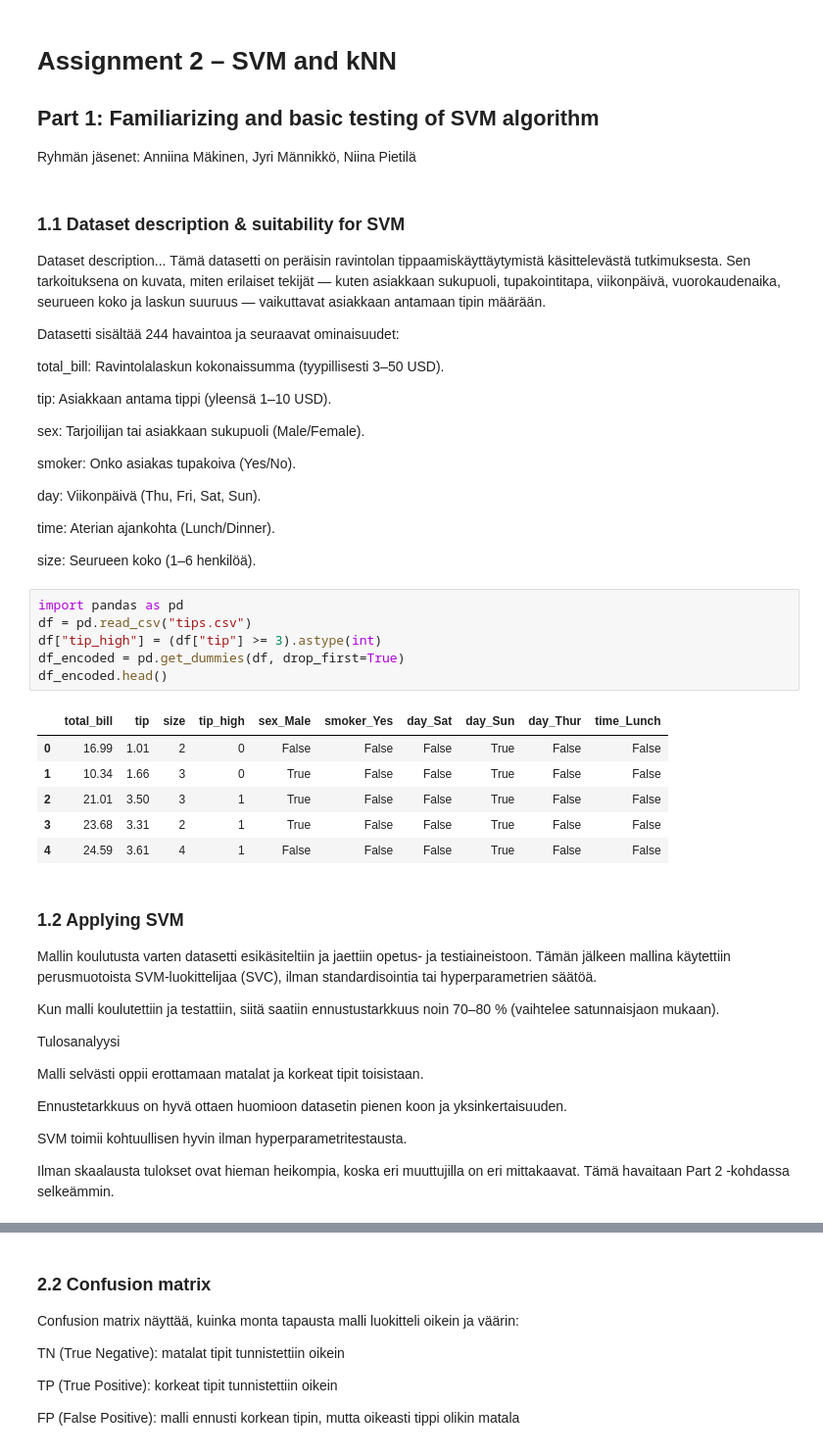
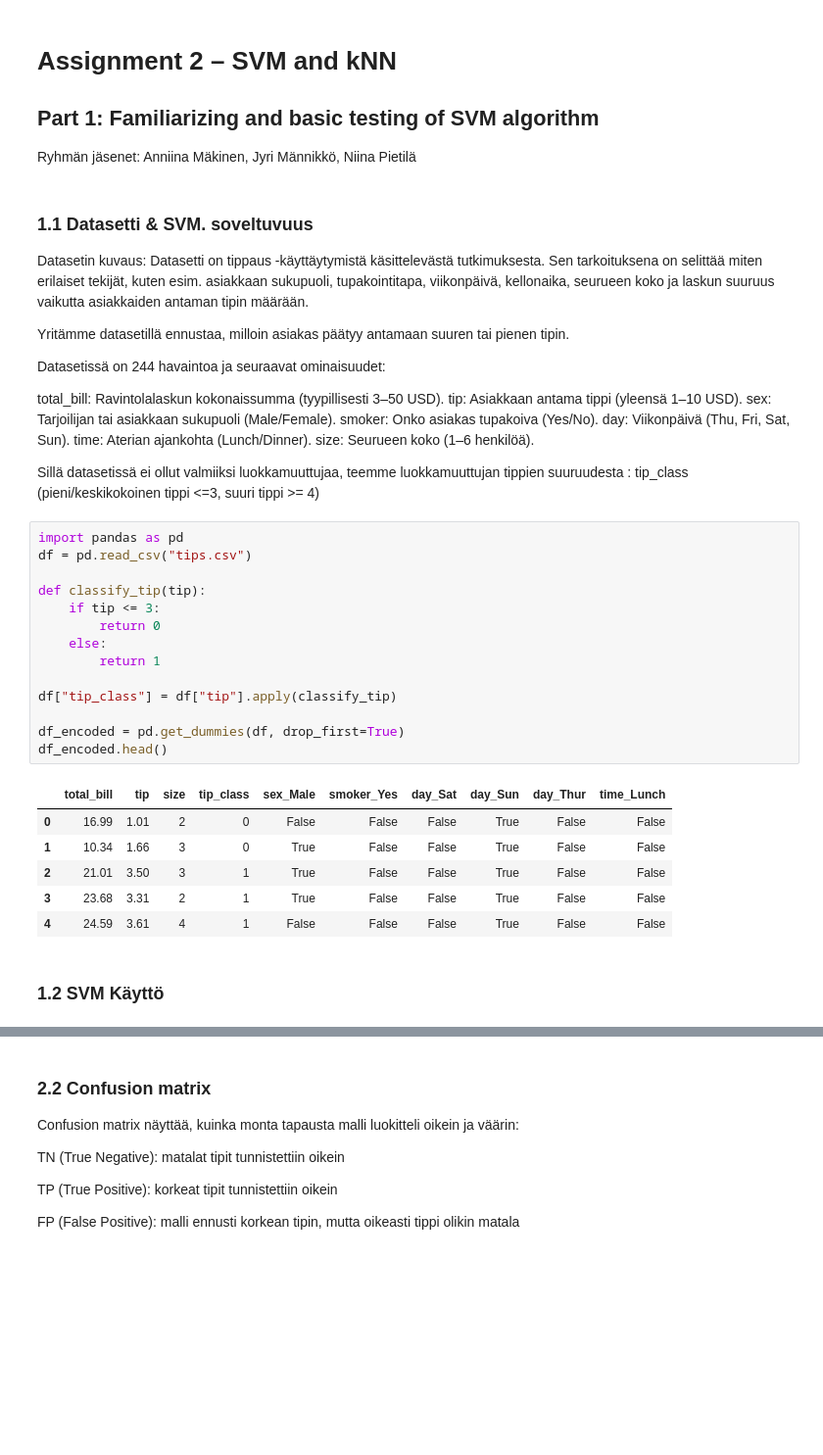
Before and after one commit to Anniinama/developMENTAL, a Jupyter notebook: Assigment 2/Assignment2_completed.ipynb, the cells around one changed output, grey strips where cells are left out. Shown at 98% size. Cells and saved outputs as stored; diff of their text form; blank space fills up the shorter version.

```diff
--- a/Assigment 2/Assignment2_completed.ipynb
+++ b/Assigment 2/Assignment2_completed.ipynb
@@ -5,54 +5,46 @@
 Ryhmän jäsenet:
 Anniina Mäkinen, Jyri Männikkö, Niina Pietilä
 # %% [markdown]
-### 1.1 Dataset description & suitability for SVM
-Dataset description...
-Tämä datasetti on peräisin ravintolan tippaamiskäyttäytymistä käsittelevästä tutkimuksesta. Sen tarkoituksena on kuvata, miten erilaiset tekijät — kuten asiakkaan sukupuoli, tupakointitapa, viikonpäivä, vuorokaudenaika, seurueen koko ja laskun suuruus — vaikuttavat asiakkaan antamaan tipin määrään.
+### 1.1 Datasetti & SVM. soveltuvuus
+Datasetin kuvaus:
+Datasetti on tippaus -käyttäytymistä käsittelevästä tutkimuksesta. Sen tarkoituksena on selittää miten erilaiset tekijät, kuten esim. asiakkaan sukupuoli, tupakointitapa, viikonpäivä, kellonaika, seurueen koko ja laskun suuruus vaikutta asiakkaiden antaman tipin määrään.
 
-Datasetti sisältää 244 havaintoa ja seuraavat ominaisuudet:
+Yritämme datasetillä ennustaa, milloin asiakas päätyy antamaan suuren tai pienen tipin.
+
+Datasetissä on 244 havaintoa ja seuraavat ominaisuudet:
 
 total_bill: Ravintolalaskun kokonaissumma (tyypillisesti 3–50 USD).
+tip: Asiakkaan antama tippi (yleensä 1–10 USD).
+sex: Tarjoilijan tai asiakkaan sukupuoli (Male/Female).
+smoker: Onko asiakas tupakoiva (Yes/No).
+day: Viikonpäivä (Thu, Fri, Sat, Sun).
+time: Aterian ajankohta (Lunch/Dinner).
+size: Seurueen koko (1–6 henkilöä).
 
-tip: Asiakkaan antama tippi (yleensä 1–10 USD).
-
-sex: Tarjoilijan tai asiakkaan sukupuoli (Male/Female).
-
-smoker: Onko asiakas tupakoiva (Yes/No).
-
-day: Viikonpäivä (Thu, Fri, Sat, Sun).
-
-time: Aterian ajankohta (Lunch/Dinner).
-
-size: Seurueen koko (1–6 henkilöä).
+Sillä datasetissä ei ollut valmiiksi luokkamuuttujaa, teemme luokkamuuttujan tippien suuruudesta : tip_class (pieni/keskikokoinen tippi <=3, suuri tippi >= 4)
 # %%
 import pandas as pd
 df = pd.read_csv("tips.csv")
-df["tip_high"] = (df["tip"] >= 3).astype(int)
+
+def classify_tip(tip):
+    if tip <= 3:
+        return 0
+    else:
+        return 1
+
+df["tip_class"] = df["tip"].apply(classify_tip)
+
 df_encoded = pd.get_dummies(df, drop_first=True)
 df_encoded.head()
 # %% [output]
-|  | total_bill | tip | size | tip_high | sex_Male | smoker_Yes | day_Sat | day_Sun | day_Thur | time_Lunch |
+|  | total_bill | tip | size | tip_class | sex_Male | smoker_Yes | day_Sat | day_Sun | day_Thur | time_Lunch |
 | 0 | 16.99 | 1.01 | 2 | 0 | False | False | False | True | False | False |
 | 1 | 10.34 | 1.66 | 3 | 0 | True | False | False | True | False | False |
 | 2 | 21.01 | 3.50 | 3 | 1 | True | False | False | True | False | False |
 | 3 | 23.68 | 3.31 | 2 | 1 | True | False | False | True | False | False |
 | 4 | 24.59 | 3.61 | 4 | 1 | False | False | False | True | False | False |
 # %% [markdown]
-### 1.2 Applying SVM
-
-Mallin koulutusta varten datasetti esikäsiteltiin ja jaettiin opetus- ja testiaineistoon. Tämän jälkeen mallina käytettiin perusmuotoista SVM-luokittelijaa (SVC), ilman standardisointia tai hyperparametrien säätöä.
-
-Kun malli koulutettiin ja testattiin, siitä saatiin ennustustarkkuus noin 70–80 % (vaihtelee satunnaisjaon mukaan).
-
-Tulosanalyysi
-
-Malli selvästi oppii erottamaan matalat ja korkeat tipit toisistaan.
-
-Ennustetarkkuus on hyvä ottaen huomioon datasetin pienen koon ja yksinkertaisuuden.
-
-SVM toimii kohtuullisen hyvin ilman hyperparametritestausta.
-
-Ilman skaalausta tulokset ovat hieman heikompia, koska eri muuttujilla on eri mittakaavat. Tämä havaitaan Part 2 -kohdassa selkeämmin.
+### 1.2 SVM Käyttö
 # %%
 from sklearn.model_selection import train_test_split
 from sklearn.svm import SVC
```
Also changed, not shown: parts of 10 cells of this notebook.
